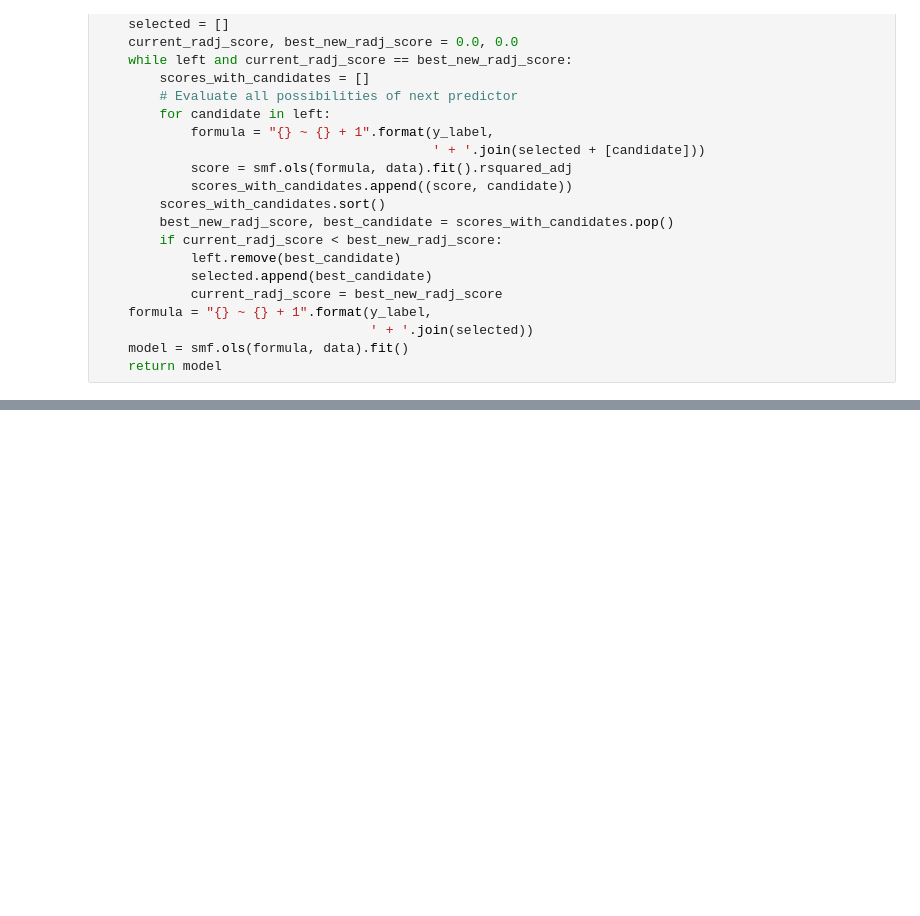
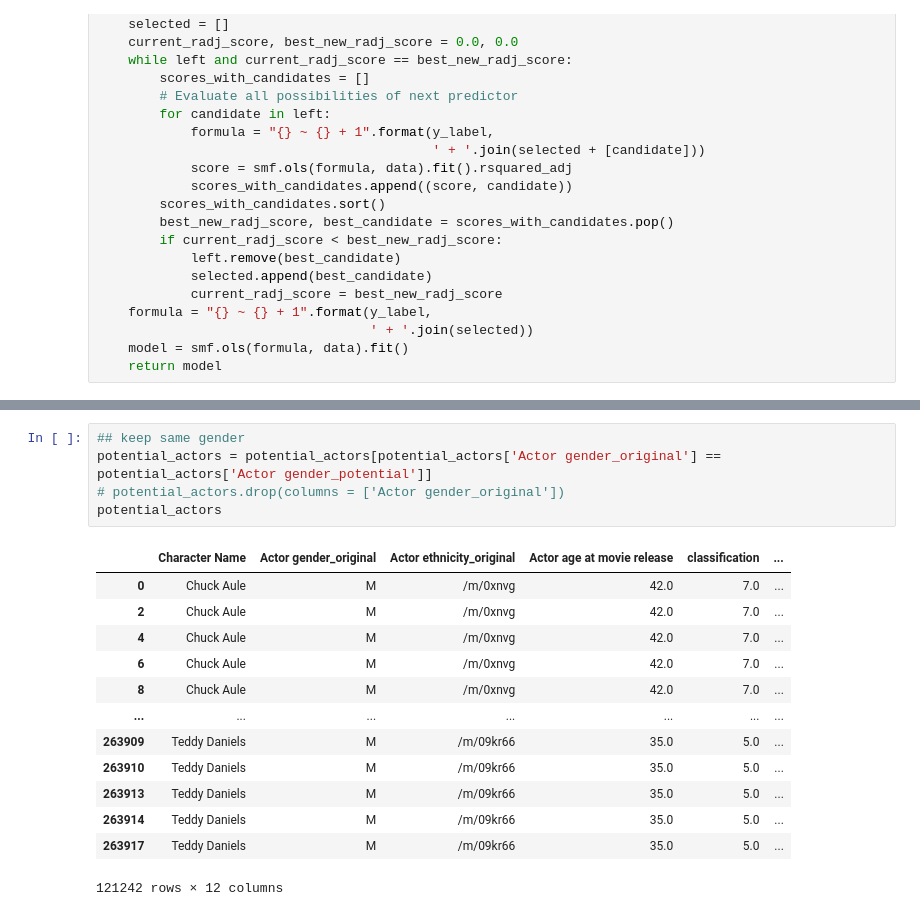
Before and after one commit to epfl-ada/ada-2022-project-cnxtn, a Jupyter notebook: rating_prediction_model.ipynb, the cells around one changed output, grey strips where cells are left out. Saved outputs shown, nothing was run; the diff lists cells and outputs as text; blank space fills up the shorter version.

```diff
--- a/rating_prediction_model.ipynb
+++ b/rating_prediction_model.ipynb
@@ -222,0 +329,19 @@ model.model.formula
+# %%
+## keep same gender
+potential_actors = potential_actors[potential_actors['Actor gender_original'] == potential_actors['Actor gender_potential']]
+# potential_actors.drop(columns = ['Actor gender_original'])
+potential_actors
+# %% [output]
+|  | Character Name | Actor gender_original | Actor ethnicity_original | Actor age at movie release | classification | ... |
+| 0 | Chuck Aule | M | /m/0xnvg | 42.0 | 7.0 | ... |
+| 2 | Chuck Aule | M | /m/0xnvg | 42.0 | 7.0 | ... |
+| 4 | Chuck Aule | M | /m/0xnvg | 42.0 | 7.0 | ... |
+| 6 | Chuck Aule | M | /m/0xnvg | 42.0 | 7.0 | ... |
+| 8 | Chuck Aule | M | /m/0xnvg | 42.0 | 7.0 | ... |
+| ... | ... | ... | ... | ... | ... | ... |
+| 263909 | Teddy Daniels | M | /m/09kr66 | 35.0 | 5.0 | ... |
+| 263910 | Teddy Daniels | M | /m/09kr66 | 35.0 | 5.0 | ... |
+| 263913 | Teddy Daniels | M | /m/09kr66 | 35.0 | 5.0 | ... |
+| 263914 | Teddy Daniels | M | /m/09kr66 | 35.0 | 5.0 | ... |
+| 263917 | Teddy Daniels | M | /m/09kr66 | 35.0 | 5.0 | ... |
+121242 rows × 12 columns
```
Also changed, not shown: parts of 21 cells of this notebook.
